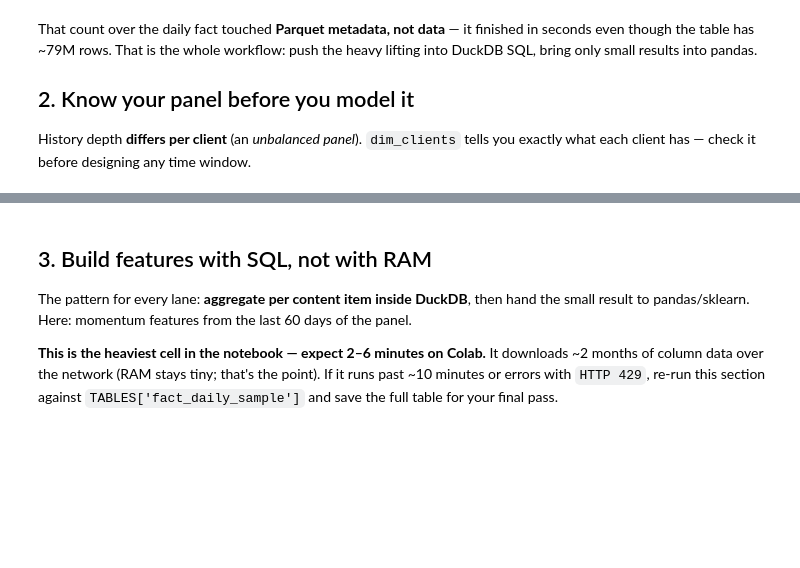
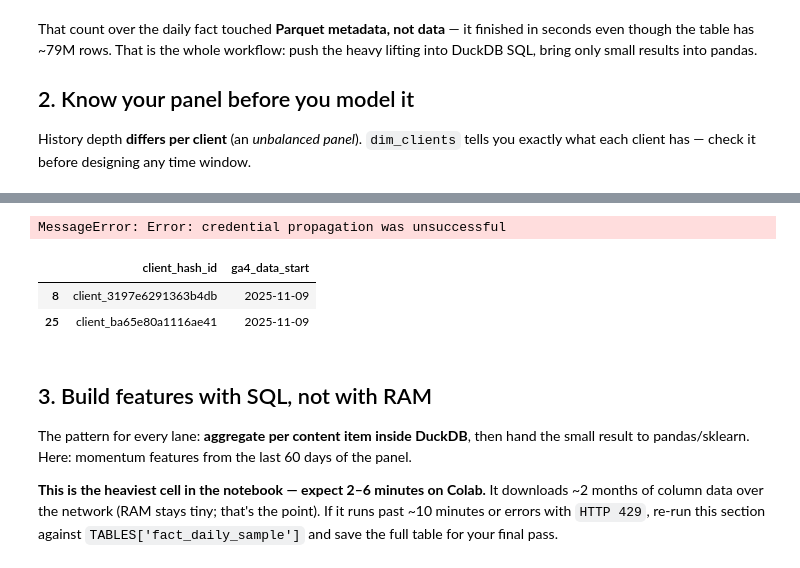
Before and after one commit to SanjanaDhawale/Starter-Notebooks, a Jupyter notebook: notebooks/03_working_with_the_full_release.ipynb, the cells around one changed output, grey strips where cells are left out. Drawn from its saved outputs; the diff is of its cells as text; code cells hidden in the pictures; blank space fills up the shorter version.

```diff
--- a/notebooks/03_working_with_the_full_release.ipynb
+++ b/notebooks/03_working_with_the_full_release.ipynb
@@ -80,3 +103,15 @@ clients.head(10)
+# %%
+from google.colab import sheets
+sheet = sheets.InteractiveSheet(df=clients)
+# %% [output]
+MessageError: Error: credential propagation was unsuccessful
+# %%
+specific_clients = clients[clients['ga4_data_start'] == '2025-11-09']
+display(specific_clients[['client_hash_id', 'ga4_data_start']])
+# %% [output]
+|  | client_hash_id | ga4_data_start |
+| 8 | client_3197e6291363b4db | 2025-11-09 |
+| 25 | client_ba65e80a1116ae41 | 2025-11-09 |
 # %% [markdown]
 ## 3. Build features with SQL, not with RAM
 
```
Also changed, not shown: parts of 8 cells of this notebook.
